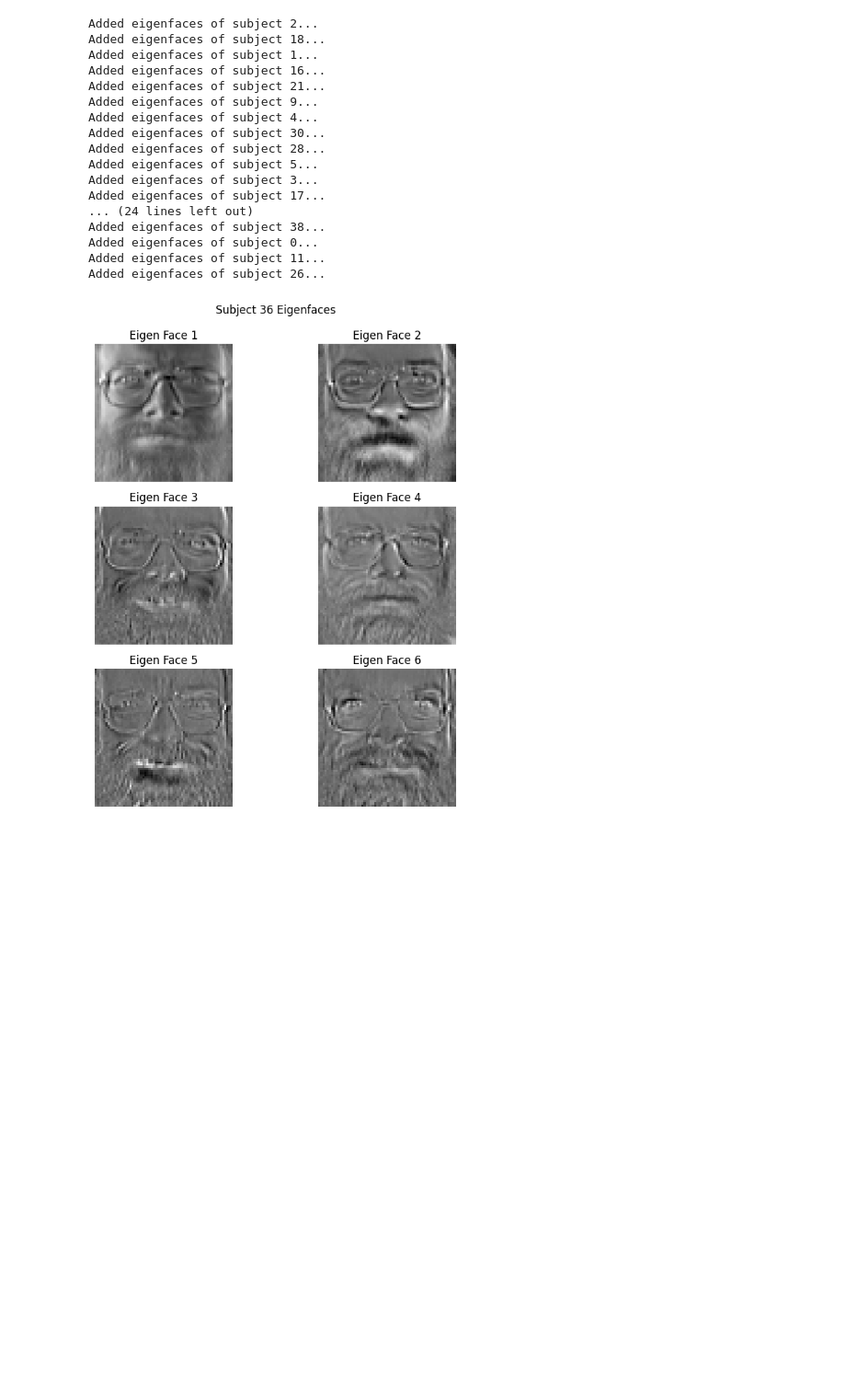
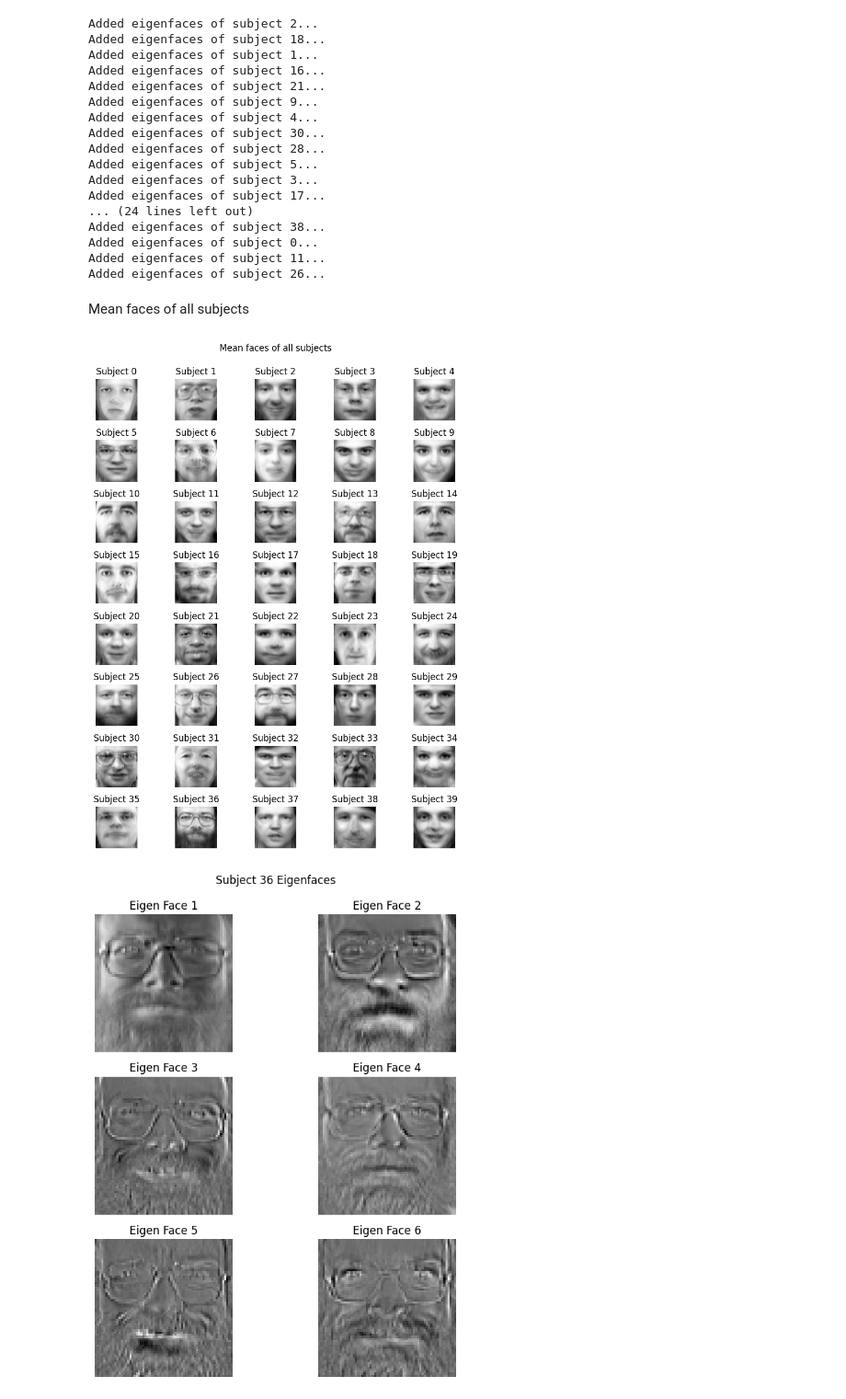
Before and after one commit to Prago2001/data-science, a Jupyter notebook: eigen-faces/eigen-faces.ipynb, the cells around one changed output. Shown at 92% size. Saved outputs shown, nothing was run; the diff lists cells and outputs as text; code cells hidden in the pictures; blank space fills up the shorter version.

```diff
--- a/eigen-faces/eigen-faces.ipynb
+++ b/eigen-faces/eigen-faces.ipynb
@@ -18,7 +16,7 @@ fig, axes = plt.subplots(rows, cols, figsize=(10, 12))
 for i, ax in enumerate(axes.flat):
     ax.imshow(faces["images"][0 + i * 10], cmap="gray")
     ax.set_axis_off()
-    ax.set_title(f"Subject {i+1}")
+    ax.set_title(f"Subject {i}")
 plt.tight_layout(rect=[0, 0, 1, 0.95])
 plt.show()
 # %% [output]
@@ -70,6 +68,22 @@ Added eigenfaces of subject 38...
 Added eigenfaces of subject 0...
 Added eigenfaces of subject 11...
 Added eigenfaces of subject 26...
+# %% [markdown]
+Mean faces of all subjects
+# %%
+rows = 8
+cols = 5
+
+fig, axes = plt.subplots(rows, cols, figsize=(8, 10))
+for i, ax in enumerate(axes.flat):
+    ax.imshow(ef.db[i]["mean"].reshape((64, 64)), cmap="gray")
+    ax.set_axis_off()
+    ax.set_title(f"Subject {i}")
+plt.tight_layout(rect=[0, 0, 1, 0.95])
+fig.suptitle("Mean faces of all subjects")
+plt.show()
+# %% [output]
+[figure, added]
 # %%
 ef.plot_eigen_faces(36)
 # %% [output]
```
Also changed, not shown: parts of 8 cells of this notebook, 20 other files.
